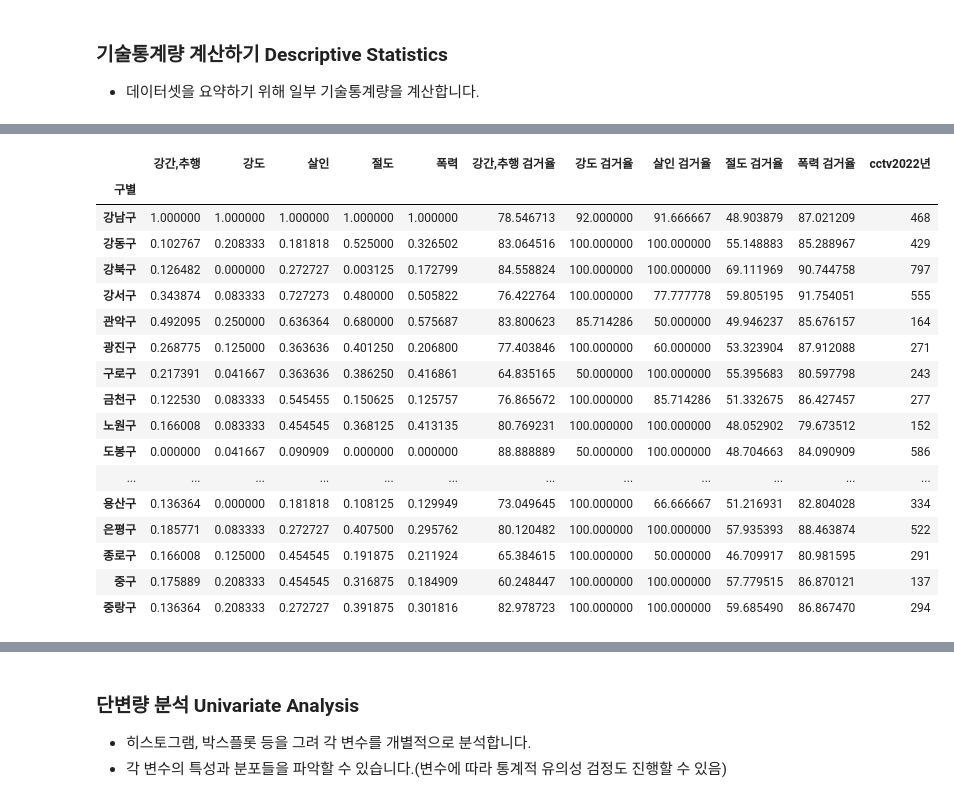
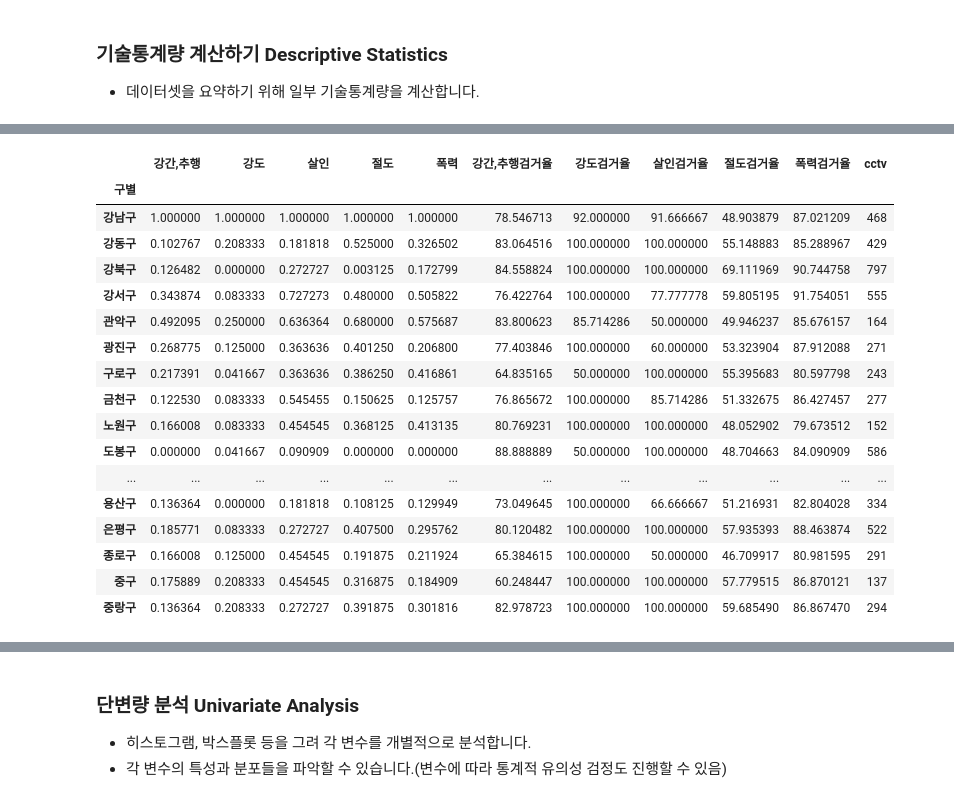
Before and after one commit to jisooyoon22/cw_data, a Jupyter notebook: 김가인/DATA_[안전 지역].ipynb, the cells around one changed output, grey strips where cells are left out. Saved outputs shown, nothing was run; the diff lists cells and outputs as text; code cells hidden in the pictures.

```diff
--- a/김가인/DATA_[안전 지역].ipynb
+++ b/김가인/DATA_[안전 지역].ipynb
@@ -55,0 +80,3 @@ crime
+# %%
+crime_station.columns = crime_station.columns.get_level_values(1) + crime_station.columns.get_level_values(2)
+crime_station
@@ -58,10 +104,10 @@ crime
 - 데이터셋의 형태, 열, 데이터 타입, 결측치 등을 살펴봄으로써 데이터에 대한 개요를 파악합니다.
 # %%
 # 강간 검거 및 발생 구분을 강간,추행검거 및 발생으로 합쳐 함께 표현
-crime['강간,추행 검거'] = np.where(crime['강간 검거'].isnull(), crime['강간,추행 검거'], crime['강간 검거'])
-crime['강간,추행 발생'] = np.where(crime['강간 발생'].isnull(), crime['강간,추행 발생'], crime['강간 발생'])
+crime_station['강간,추행검거'] = np.where(crime_station['강간검거'].isnull(), crime_station['강간,추행검거'], crime_station['강간검거'])
+crime_station['강간,추행발생'] = np.where(crime_station['강간발생'].isnull(), crime_station['강간,추행발생'], crime_station['강간발생'])
 
-crime=crime.drop(['강간 검거', '강간 발생'], axis=1)
+crime=crime_station.drop(['강간검거', '강간발생'], axis=1)
 # 결과 출력
 crime
 # %% [output]
@@ -84,0 +138,3 @@ crime
+# %%
+crime.reset_index(level=0, inplace=True)
+crime
@@ -110,7 +184,7 @@ gmaps.geocode('서울중부경찰서', language='ko')
 # %%
 station_name = []
 # 구글검색시 주소가 제대로 나오게 하기 위하여 서울**경찰서로 결과값이 나올 수 있도록 코딩
-for name in crime['서구분']:
+for name in crime['구분']:
     station_name.append('서울' + str(name) + '경찰서')
 station_name
 # %% [output]
@@ -334,24 +408,24 @@ crime_2.head()
 # %%
 cctv=pd.read_csv('cctv.csv',header=1,encoding='CP949')
 cctv.rename(columns={cctv.columns[0]:'구별',
                     cctv.columns[1]:'총계',
                       cctv.columns[2]: '2013년 이전 설치',
                       cctv.columns[3]: '2013년' ,
                      cctv.columns[4]: '2014년' ,
                     cctv.columns[5]: '2015년',
                      cctv.columns[6]: '2016년' ,
                      cctv.columns[7]: '2017년' ,
                     cctv.columns[8]: '2018년',
                     cctv.columns[9]: '2019년' ,
                      cctv.columns[10]: '2020년' ,
                     cctv.columns[11]: '2021년',
                      cctv.columns[12]: '2022년'
 },inplace=True    )
 
-crime_2['cctv2022년'] = cctv.set_index('구별')['2022년']
+crime_2['cctv'] = cctv.set_index('구별')['2022년']
 crime_2
 # %% [output]
-|  | 강간,추행 | 강도 | 살인 | 절도 | 폭력 | 강간,추행 검거율 | 강도 검거율 | 살인 검거율 | 절도 검거율 | 폭력 검거율 | cctv2022년 |
+|  | 강간,추행 | 강도 | 살인 | 절도 | 폭력 | 강간,추행검거율 | 강도검거율 | 살인검거율 | 절도검거율 | 폭력검거율 | cctv |
 | 구별 |  |  |  |  |  |  |  |  |  |  |  |
 | 강남구 | 1.000000 | 1.000000 | 1.000000 | 1.000000 | 1.000000 | 78.546713 | 92.000000 | 91.666667 | 48.903879 | 87.021209 | 468 |
 | 강동구 | 0.102767 | 0.208333 | 0.181818 | 0.525000 | 0.326502 | 83.064516 | 100.000000 | 100.000000 | 55.148883 | 85.288967 | 429 |
```
Also changed, not shown: parts of 78 cells of this notebook.
